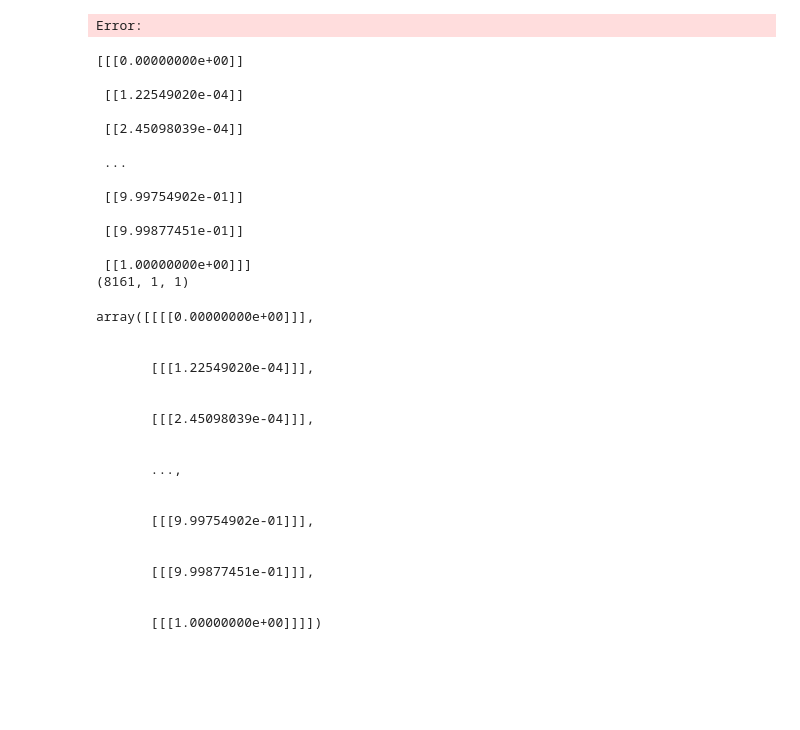
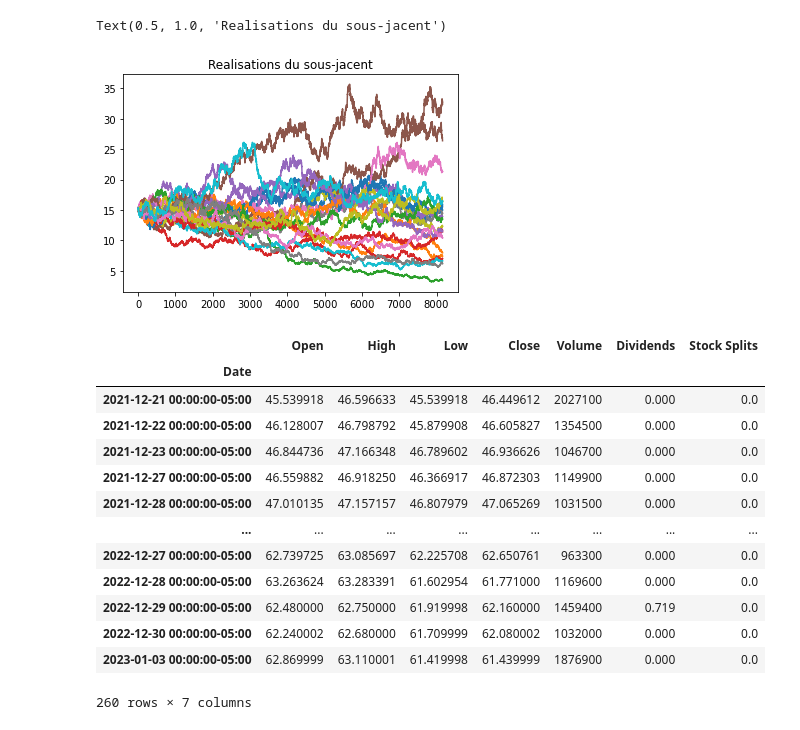
Before and after one commit to ThGail/Technical_Analysis, a Jupyter notebook: Notebook.ipynb, the cells around one changed output. Cells and saved outputs as stored; diff of their text form; code cells hidden in the pictures; blank space fills up the shorter version.

```diff
--- a/Notebook.ipynb
+++ b/Notebook.ipynb
@@ -60,22 +32,14 @@ def brownian_motion(maturity = 1, steps = 255, no_realisations = 100):
 # %%
+S0 = 15.0
+mu = 0.001
+sigma = 0.5
+taux_r = 0.05
+
+St = underlying_asset(S0, mu, sigma, timerange, Wt)
+# Formule : S0*np.exp( (mu-sigma**2.0/2.0)*t+ sigma*Wt)
+
+plt.plot(St)
+plt.title('Realisations du sous-jacent')
 # %% [output]
-Error:
+Text(0.5, 1.0, 'Realisations du sous-jacent')
+[figure, added]
-# %%
-timerange=timerange[:,None]
-print(timerange)
-print(timerange.shape)
-# %% [output]
-[[[0.00000000e+00]]
-
- [[1.22549020e-04]]
-
- [[2.45098039e-04]]
-
- ...
-
- [[9.99754902e-01]]
-
- [[9.99877451e-01]]
-
- [[1.00000000e+00]]]
-(8161, 1, 1)
@@ -82,22 +49,18 @@ print(timerange.shape)
 # %%
-timerange[:,None]
+df_history_tte = pd.DataFrame(history_tte)
+df_history_tte
 # %% [output]
+|  | Open | High | Low | Close | Volume | Dividends | Stock Splits |
+| Date |  |  |  |  |  |  |  |
+| 2021-12-21 00:00:00-05:00 | 45.539918 | 46.596633 | 45.539918 | 46.449612 | 2027100 | 0.000 | 0.0 |
+| 2021-12-22 00:00:00-05:00 | 46.128007 | 46.798792 | 45.879908 | 46.605827 | 1354500 | 0.000 | 0.0 |
+| 2021-12-23 00:00:00-05:00 | 46.844736 | 47.166348 | 46.789602 | 46.936626 | 1046700 | 0.000 | 0.0 |
+| 2021-12-27 00:00:00-05:00 | 46.559882 | 46.918250 | 46.366917 | 46.872303 | 1149900 | 0.000 | 0.0 |
+| 2021-12-28 00:00:00-05:00 | 47.010135 | 47.157157 | 46.807979 | 47.065269 | 1031500 | 0.000 | 0.0 |
+| ... | ... | ... | ... | ... | ... | ... | ... |
+| 2022-12-27 00:00:00-05:00 | 62.739725 | 63.085697 | 62.225708 | 62.650761 | 963300 | 0.000 | 0.0 |
+| 2022-12-28 00:00:00-05:00 | 63.263624 | 63.283391 | 61.602954 | 61.771000 | 1169600 | 0.000 | 0.0 |
+| 2022-12-29 00:00:00-05:00 | 62.480000 | 62.750000 | 61.919998 | 62.160000 | 1459400 | 0.719 | 0.0 |
+| 2022-12-30 00:00:00-05:00 | 62.240002 | 62.680000 | 61.709999 | 62.080002 | 1032000 | 0.000 | 0.0 |
+| 2023-01-03 00:00:00-05:00 | 62.869999 | 63.110001 | 61.419998 | 61.439999 | 1876900 | 0.000 | 0.0 |
-array([[[[0.00000000e+00]]],
-
-
-       [[[1.22549020e-04]]],
-
-
-       [[[2.45098039e-04]]],
-
-
-       ...,
-
-
-       [[[9.99754902e-01]]],
-
-
-       [[[9.99877451e-01]]],
-
-
-       [[[1.00000000e+00]]]])
+260 rows × 7 columns
```
Also changed, not shown: parts of 5 cells of this notebook, 3 other files.
